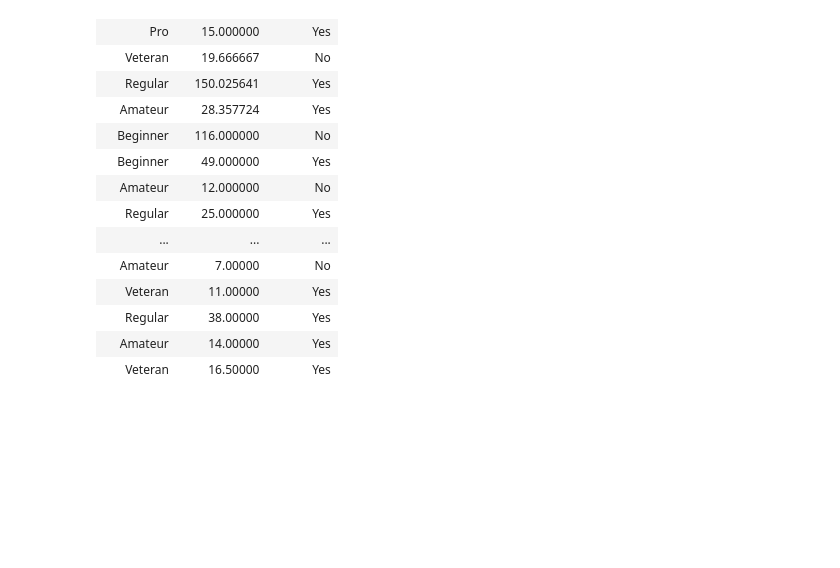
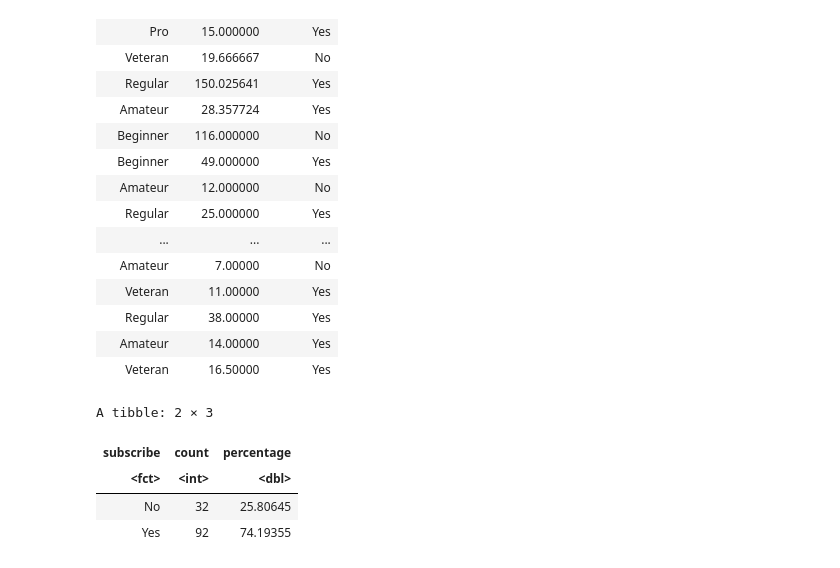
Before and after one commit to garyzhang25/DSCI-100-Group-Project, a Jupyter notebook: group_dsci.ipynb, the cells around one changed output. Drawn from its saved outputs; the diff is of its cells as text; code cells hidden in the pictures; blank space fills up the shorter version.

```diff
--- a/group_dsci.ipynb
+++ b/group_dsci.ipynb
@@ -279,3 +282,16 @@ A data.frame: 124 × 3
 | Regular | 38.00000 | Yes |
 | Amateur | 14.00000 | Yes |
 | Veteran | 16.50000 | Yes |
+# %%
+num_obs <- nrow(clean_data)
+clean_data |>
+  group_by(subscribe) |>
+  summarize(
+    count = n(),
+    percentage = n() / num_obs * 100)
+# %% [output]
+A tibble: 2 × 3
+| subscribe | count | percentage |
+| <fct> | <int> | <dbl> |
+| No | 32 | 25.80645 |
+| Yes | 92 | 74.19355 |
```
Also changed, not shown: parts of 3 cells of this notebook.
